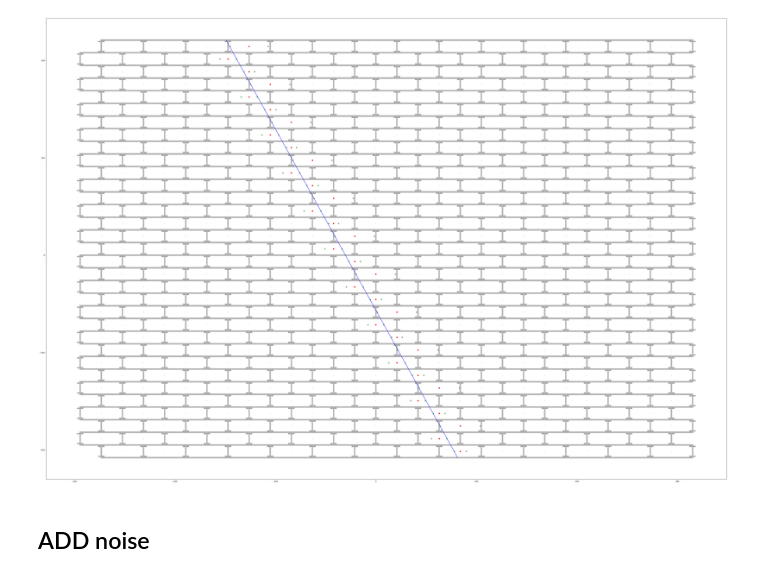
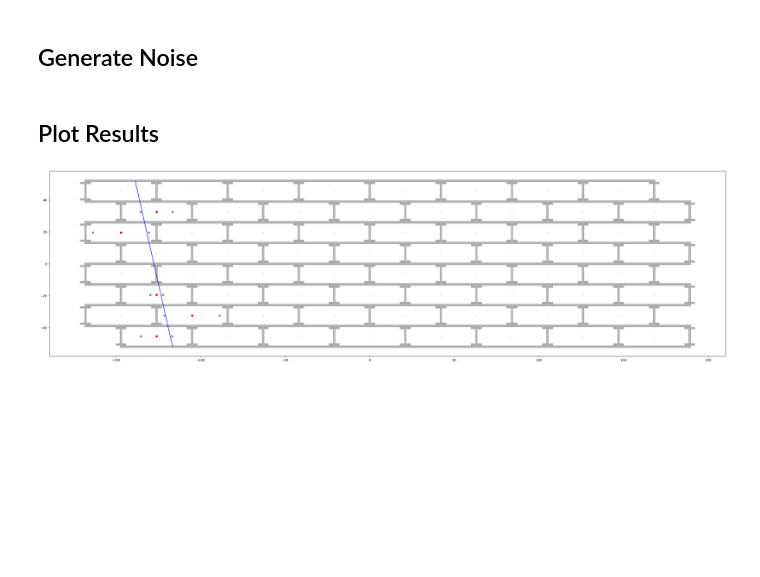
Before and after one commit to enlupi/SNN-MUC, a Jupyter notebook: Scripts/DTFastSim.ipynb, the cells around one changed output. Saved outputs shown, nothing was run; the diff lists cells and outputs as text; code cells hidden in the pictures; blank space fills up the shorter version.

```diff
--- a/Scripts/DTFastSim.ipynb
+++ b/Scripts/DTFastSim.ipynb
@@ -187,7 +200,7 @@ gen_event_dtype = np.dtype([
 ])
 # %%
 # fill event structure
-def hits_to_numpy(event, muon_hits):
+def hits_to_numpy(event, muon_hits, signal_type):
     for hit in muon_hits:
         layer, wire = hit['layer']-1, hit['wire_num']-1
 
@@ -202,6 +215,7 @@ def hits_to_numpy(event, muon_hits):
 
     event['n_hits'] = np.count_nonzero(event['mc']['bx']!=-1)
     event['n_true_hits'] = np.count_nonzero(event['mc']['label']!=0)
+    event['signal'] = signal_type
 
 def numpy_to_hits(event):
     muon_hits = []
@@ -233,7 +247,9 @@ events_arr_no_noise['mc']['bx'] = -1
 events_arr_no_noise['mc']['tdc'] = -1
 
 for ev_id in tqdm.tqdm(range(num_events)):
-    muon_hits, pattern, num_muon_hits, num_hits = get_event(500)
+    muon_hits, pattern, num_muon_hits, num_hits, signal = get_event(500)
 
     events_arr_no_noise[ev_id]['id'] = ev_id
-    hits_to_numpy(events_arr_no_noise[ev_id], muon_hits)
+    hits_to_numpy(events_arr_no_noise[ev_id], muon_hits, signal)
+# %% [markdown]
+## Generate Noise
@@ -240,3 +367,21 @@ for ev_id in tqdm.tqdm(range(num_events)):
+# %%
+## generate noisy events
+
+num_events = 10000
+
+events_arr = np.zeros(num_events, dtype=gen_event_dtype)
+
+# initialize array
+events_arr['mc']['bx'] = -1
+events_arr['mc']['tdc'] = -1
+
+for ev_id in tqdm.tqdm(range(num_events)):
+    muon_hits, pattern, num_muon_hits, num_hits, signal = get_event_noise(500, noise_frac=0.1)
+
+    events_arr[ev_id]['id'] = ev_id
+    hits_to_numpy(events_arr[ev_id], muon_hits, signal)
+# %% [markdown]
+## Plot Results
 # %%
 import matplotlib.pyplot as plt
 from matplotlib.patches import Rectangle
@@ -250,8 +395,8 @@ DURATION = {
     'tdc': 25./30
 }
 
-NLAYERS =33
-NWIRES = 14
+NLAYERS = 8
+NWIRES  = 8
 
 XCELL = 42. # cell width in mm
 ZCELL = 13. # cell height in mm
@@ -428,12 +573,9 @@ def plot_muon(muon_hits, bx0, x0=None, m=None, t0_scint=None, save_me=False):
 # %%
 def plot_event(event):
     muon_hits = numpy_to_hits(event)
     m, x0 = np.tan(muon_hits[0]['psi']), muon_hits[0]['x0']
-    t0 = muon_hits[0]['t0']
-    plot_muon(muon_hits=muon_hits, bx0=t0, m=m, x0=x0)
+    plot_muon(muon_hits=muon_hits, bx0=500, m=m, x0=x0)
 
-plot_event(events_arr_no_noise[4])
+plot_event(events_arr[events_arr['n_true_hits']==5][0])
 # %% [output]
-[figure, old version]
+[figure, new version]
-# %% [markdown]
-## ADD noise
```
Also changed, not shown: parts of 14 cells of this notebook.
